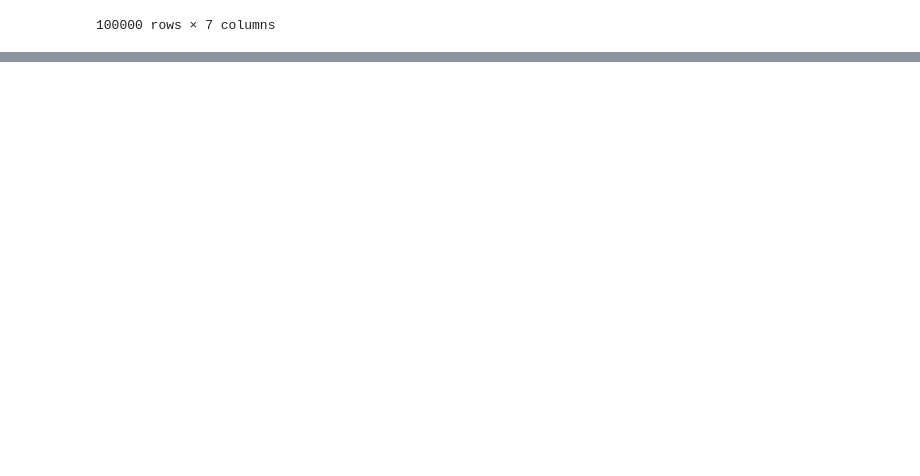
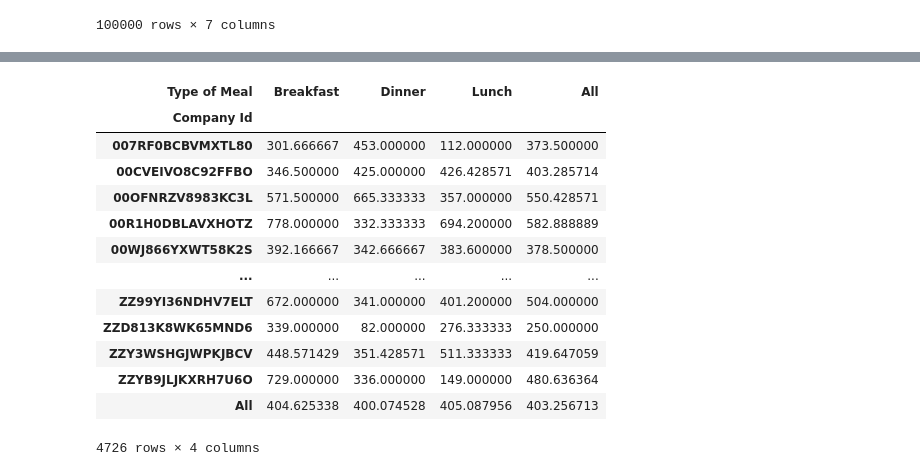
Before and after one commit to RedOx22/real-world-machine-learning, a Jupyter notebook: pandas_advanced_techniques.ipynb, the cells around one changed output, grey strips where cells are left out. Cells and saved outputs as stored; diff of their text form; code cells hidden in the pictures; blank space fills up the shorter version.

```diff
--- a/pandas_advanced_techniques.ipynb
+++ b/pandas_advanced_techniques.ipynb
@@ -762,0 +815,24 @@ order_data
+# %%
+pd.pivot_table(
+    invoices,
+    index=['Company Id'],
+    columns=['Type of Meal'],
+    values='Meal Price',
+    aggfunc=np.mean,
+    margins=True
+)
+# %% [output]
+| Type of Meal | Breakfast | Dinner | Lunch | All |
+| Company Id |  |  |  |  |
+| 007RF0BCBVMXTL80 | 301.666667 | 453.000000 | 112.000000 | 373.500000 |
+| 00CVEIVO8C92FFBO | 346.500000 | 425.000000 | 426.428571 | 403.285714 |
+| 00OFNRZV8983KC3L | 571.500000 | 665.333333 | 357.000000 | 550.428571 |
+| 00R1H0DBLAVXHOTZ | 778.000000 | 332.333333 | 694.200000 | 582.888889 |
+| 00WJ866YXWT58K2S | 392.166667 | 342.666667 | 383.600000 | 378.500000 |
+| ... | ... | ... | ... | ... |
+| ZZ99YI36NDHV7ELT | 672.000000 | 341.000000 | 401.200000 | 504.000000 |
+| ZZD813K8WK65MND6 | 339.000000 | 82.000000 | 276.333333 | 250.000000 |
+| ZZY3WSHGJWPKJBCV | 448.571429 | 351.428571 | 511.333333 | 419.647059 |
+| ZZYB9JLJKXRH7U6O | 729.000000 | 336.000000 | 149.000000 | 480.636364 |
+| All | 404.625338 | 400.074528 | 405.087956 | 403.256713 |
+4726 rows × 4 columns
```
Also changed, not shown: parts of 6 cells of this notebook.
